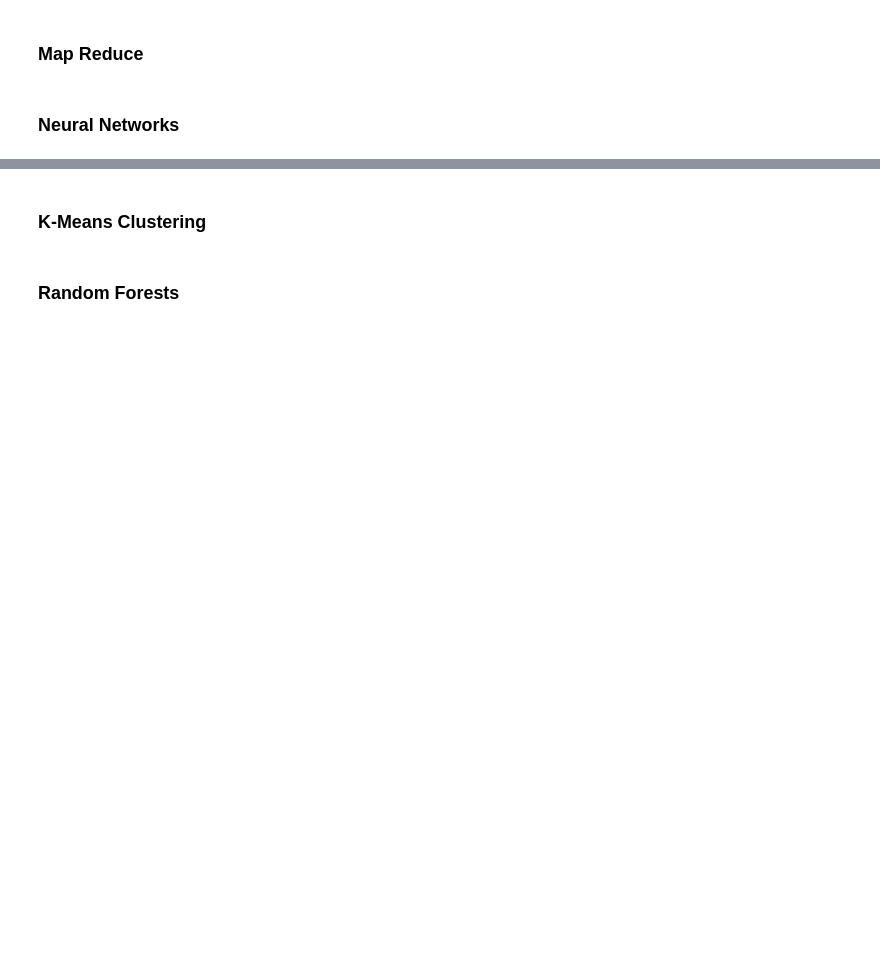
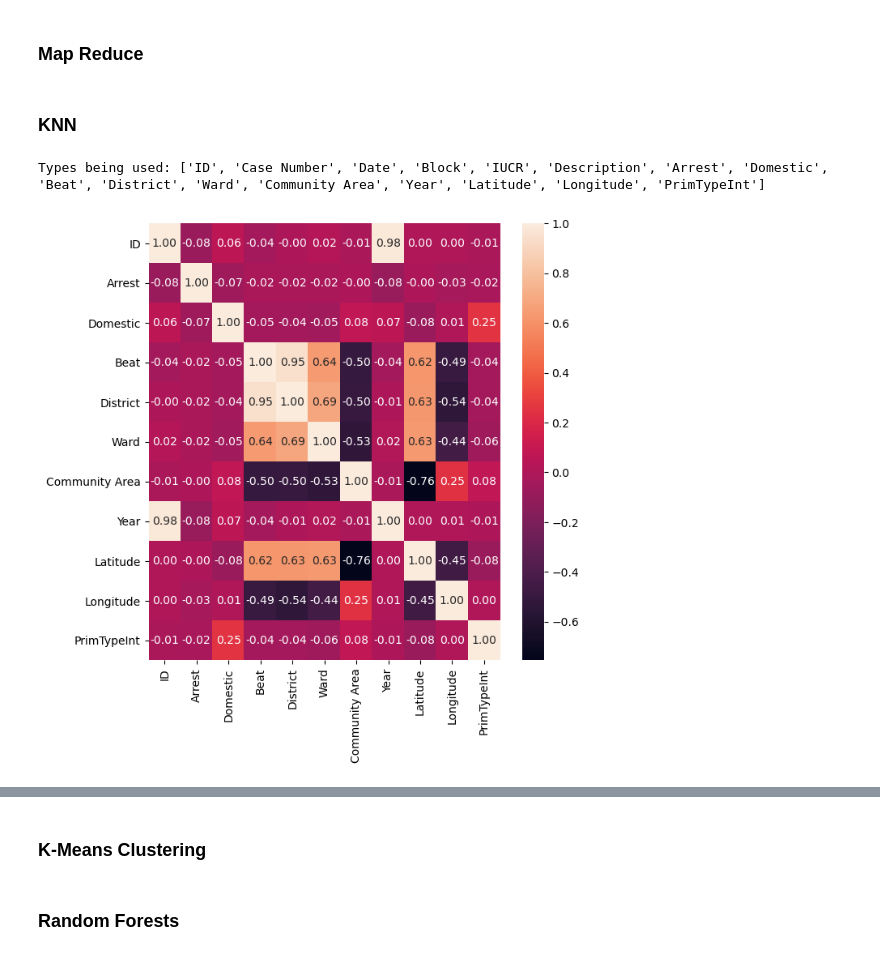
Before and after one commit to jimitbhalavat/CS435TermProject, a Jupyter notebook: TermProject.ipynb, the cells around one changed output, grey strips where cells are left out. Drawn from its saved outputs; the diff is of its cells as text; code cells hidden in the pictures; blank space fills up the shorter version.

```diff
--- a/TermProject.ipynb
+++ b/TermProject.ipynb
@@ -48,5 +48,5 @@ crimes_temp.head()
 | 4 | 10000003 | HY189793 | 03/18/2015 06:44:00 PM | 017XX N TRIPP AVE | 1330 | CRIMINAL TRESPASS | TO LAND | True | False | ... |
 # %% [markdown]
 ### Map Reduce
-# %% [markdown]
-### Neural Networks
+# %% [markdown]
+### KNN
@@ -52,0 +59,27 @@ crimes_temp.head()
+# %%
+crimes = crimes_temp
+crimes['PrimTypeInt'] = crimes['Primary Type'].rank(method='dense', ascending=False).astype(int)
+crimes = crimes.drop(['Primary Type'], axis = 1)
+types = []
+typeFlag = False
+for item in crimes.columns:
+    typeFlag = False
+    for t in types:
+        if(t == item):
+            typeFlag = True
+    if not typeFlag:
+      types.append(item)
+print(f'Types being used: {types}')
+# %% [output]
+Types being used: ['ID', 'Case Number', 'Date', 'Block', 'IUCR', 'Description', 'Arrest', 'Domestic', 'Beat', 'District', 'Ward', 'Community Area', 'Year', 'Latitude', 'Longitude', 'PrimTypeInt']
+# %%
+def plot_correlation(data):
+    # plot correlation's matrix to explore dependency between features
+    fig = plt.figure(figsize= (7, 7))
+    cor = data.corr()
+    sns.heatmap(cor, annot=True, fmt=".2f")
+    plt.show()
+# %%
+plot_correlation(crimes)
+# %% [output]
+[figure, added]
```
Also changed, not shown: parts of 3 cells of this notebook.
